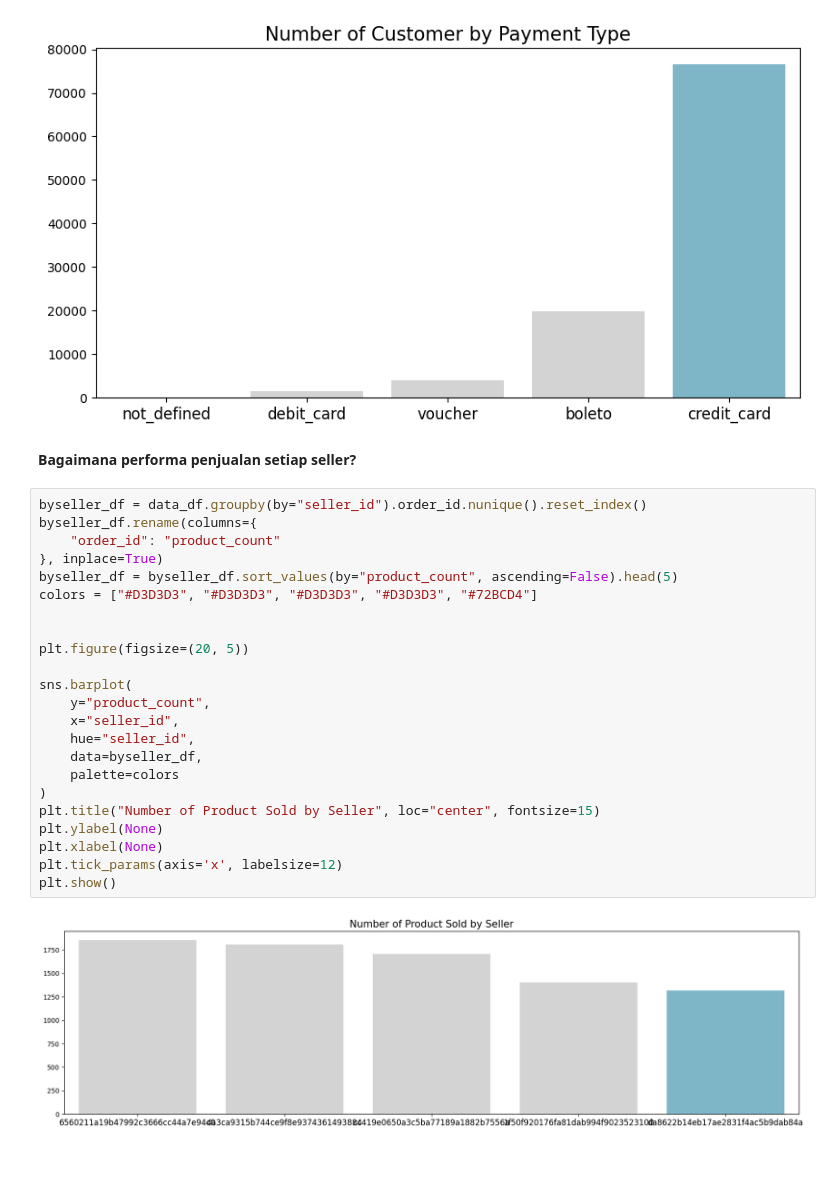
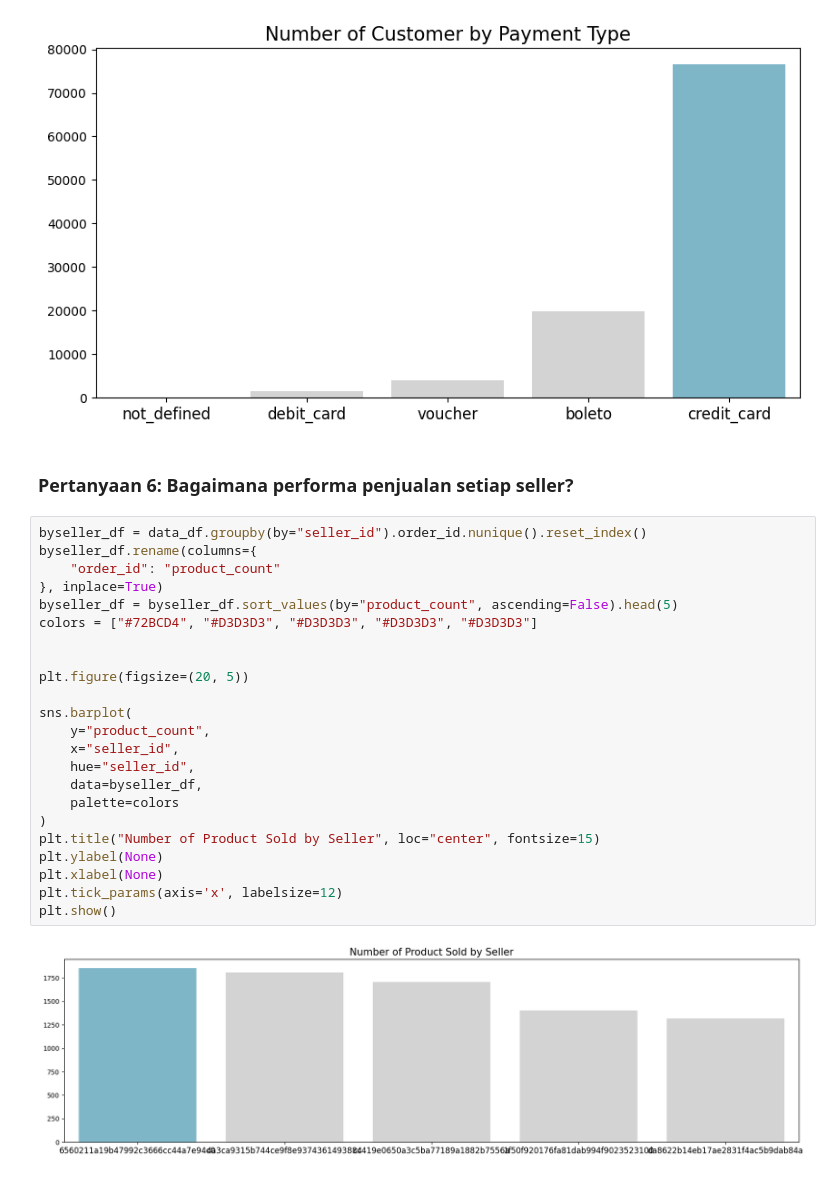
Before and after one commit to nurqoneah/Analisis-Data, a Jupyter notebook: Analisis_Data.ipynb, the cells around one changed output. Cells and saved outputs as stored; diff of their text form.

```diff
--- a/Analisis_Data.ipynb
+++ b/Analisis_Data.ipynb
@@ -1235,29 +1239,29 @@ plt.show()
 # %% [output]
 [figure]
 # %% [markdown]
-**Bagaimana performa penjualan setiap seller?**
+### **Pertanyaan 6: Bagaimana performa penjualan setiap seller?**
 # %%
 byseller_df = data_df.groupby(by="seller_id").order_id.nunique().reset_index()
 byseller_df.rename(columns={
     "order_id": "product_count"
 }, inplace=True)
 byseller_df = byseller_df.sort_values(by="product_count", ascending=False).head(5)
-colors = ["#D3D3D3", "#D3D3D3", "#D3D3D3", "#D3D3D3", "#72BCD4"]
+colors = ["#72BCD4", "#D3D3D3", "#D3D3D3", "#D3D3D3", "#D3D3D3"]
 
 
 plt.figure(figsize=(20, 5))
 
 sns.barplot(
     y="product_count",
     x="seller_id",
     hue="seller_id",
     data=byseller_df,
     palette=colors
 )
 plt.title("Number of Product Sold by Seller", loc="center", fontsize=15)
 plt.ylabel(None)
 plt.xlabel(None)
 plt.tick_params(axis='x', labelsize=12)
 plt.show()
 # %% [output]
-[figure, old version]
+[figure, new version]
```
Also changed, not shown: parts of 42 cells of this notebook, 2 other files.
